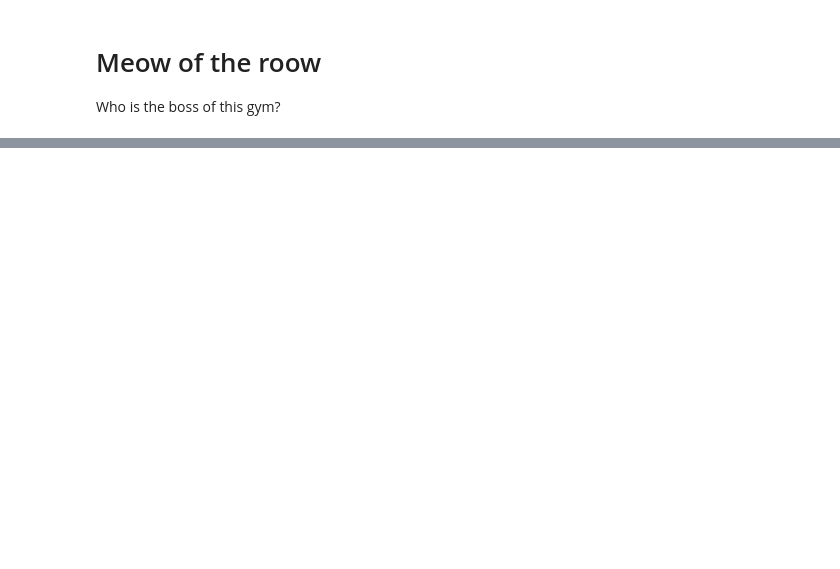
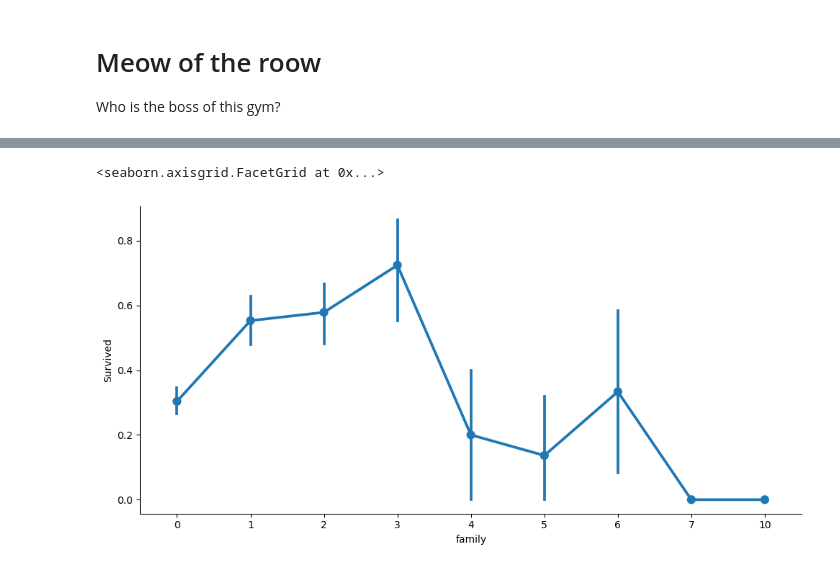
Before and after one commit to StrangestDuke/WSRStuff, a Jupyter notebook: Untitled1.ipynb, the cells around one changed output, grey strips where cells are left out. Saved outputs shown, nothing was run; the diff lists cells and outputs as text; code cells hidden in the pictures; blank space fills up the shorter version.

```diff
--- a/Untitled1.ipynb
+++ b/Untitled1.ipynb
@@ -38,0 +67,6 @@ Sweetness
+# %%
+train_df['family'] = train_df['SibSp'] + train_df['Parch']
+sns.catplot(x='family', y='Survived', data=train_df, kind = 'point', aspect=2)
+# %% [output]
+<seaborn.axisgrid.FacetGrid at 0x...>
+[figure, added]
```
Also changed, not shown: parts of 8 cells of this notebook, 6 other files.
